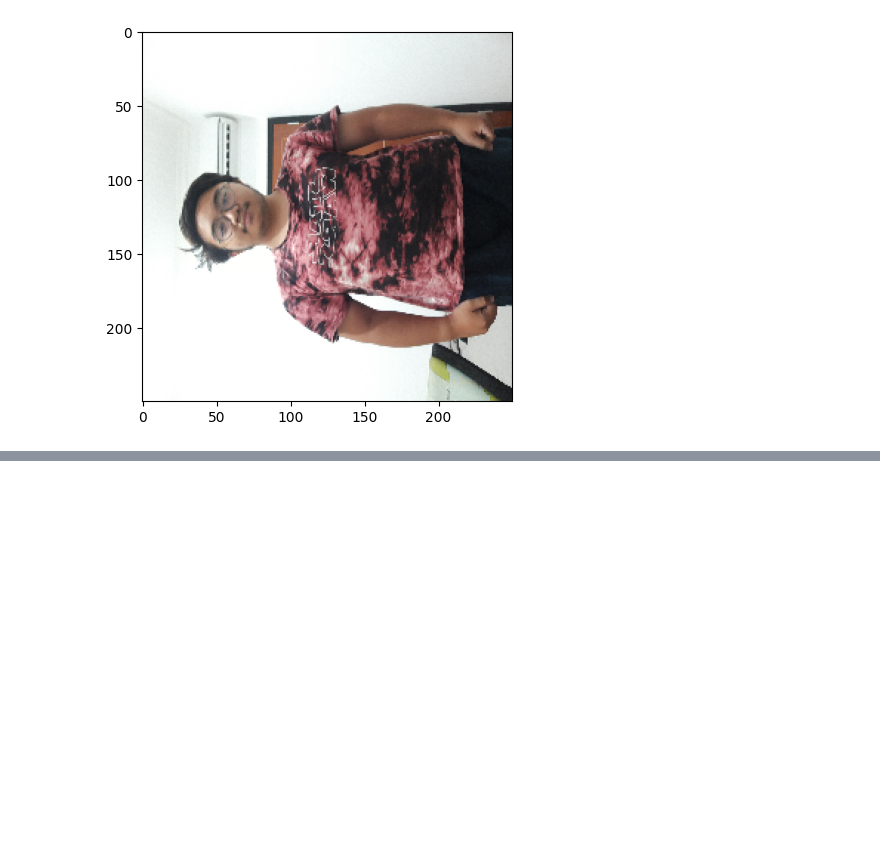
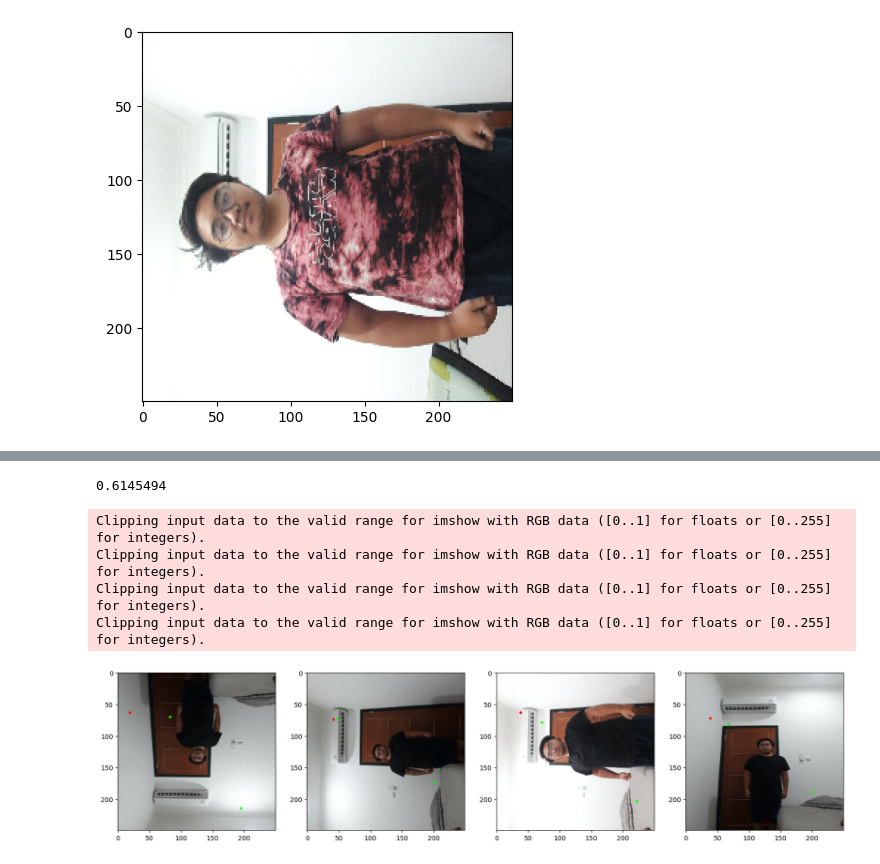
Before and after one commit to Clothize-App-Bangkit-Capstone-Project/Clothize-ML, a Jupyter notebook: Project/DataCollection.ipynb, the cells around one changed output, grey strips where cells are left out. Cells and saved outputs as stored; diff of their text form; code cells hidden in the pictures; blank space fills up the shorter version.

```diff
--- a/Project/DataCollection.ipynb
+++ b/Project/DataCollection.ipynb
@@ -211,0 +296,6 @@ for partition in ['train', 'test', 'val']:
+# %%
+val_data = val.as_numpy_iterator()
+# %%
+val_sample = val_data.next()
+# %%
+yhat = model.predict(val_sample[0])
@@ -211,0 +304,26 @@ for partition in ['train', 'test', 'val']:
+# %%
+yhat[0][0][0]
+# %% [output]
+0.6145494
+# %%
+fig, ax = plt.subplots(ncols=4, figsize=(20,20))
+for idx in range(4):
+    sample_image = val_sample[0][idx]
+    sample_coords = yhat[idx]
+
+    cv2.circle(sample_image, tuple(np.multiply(sample_coords[:, 0], [250, 250]).astype(int)), 2, (255,0,0), -1)
+    cv2.circle(sample_image, tuple(np.multiply(sample_coords[:, 1], [250, 250]).astype(int)), 2, (0,255,0), -1)
+    cv2.circle(sample_image, tuple(np.multiply(sample_coords[:, 2], [250, 250]).astype(int)), 2, (255,0,0), -1)
+    cv2.circle(sample_image, tuple(np.multiply(sample_coords[:, 3], [250, 250]).astype(int)), 2, (0,255,0), -1)
+    cv2.circle(sample_image, tuple(np.multiply(sample_coords[:, 4], [250, 250]).astype(int)), 2, (255,0,0), -1)
+    cv2.circle(sample_image, tuple(np.multiply(sample_coords[:, 5], [250, 250]).astype(int)), 2, (0,255,0), -1)
+    cv2.circle(sample_image, tuple(np.multiply(sample_coords[:, 6], [250, 250]).astype(int)), 2, (255,0,0), -1)
+    cv2.circle(sample_image, tuple(np.multiply(sample_coords[:, 7], [250, 250]).astype(int)), 2, (0,255,0), -1)
+
+    ax[idx].imshow(sample_image)
+# %% [output]
+Clipping input data to the valid range for imshow with RGB data ([0..1] for floats or [0..255] for integers).
+Clipping input data to the valid range for imshow with RGB data ([0..1] for floats or [0..255] for integers).
+Clipping input data to the valid range for imshow with RGB data ([0..1] for floats or [0..255] for integers).
+Clipping input data to the valid range for imshow with RGB data ([0..1] for floats or [0..255] for integers).
+[figure, added]
```
Also changed, not shown: parts of 38 cells of this notebook, 1 other file.
